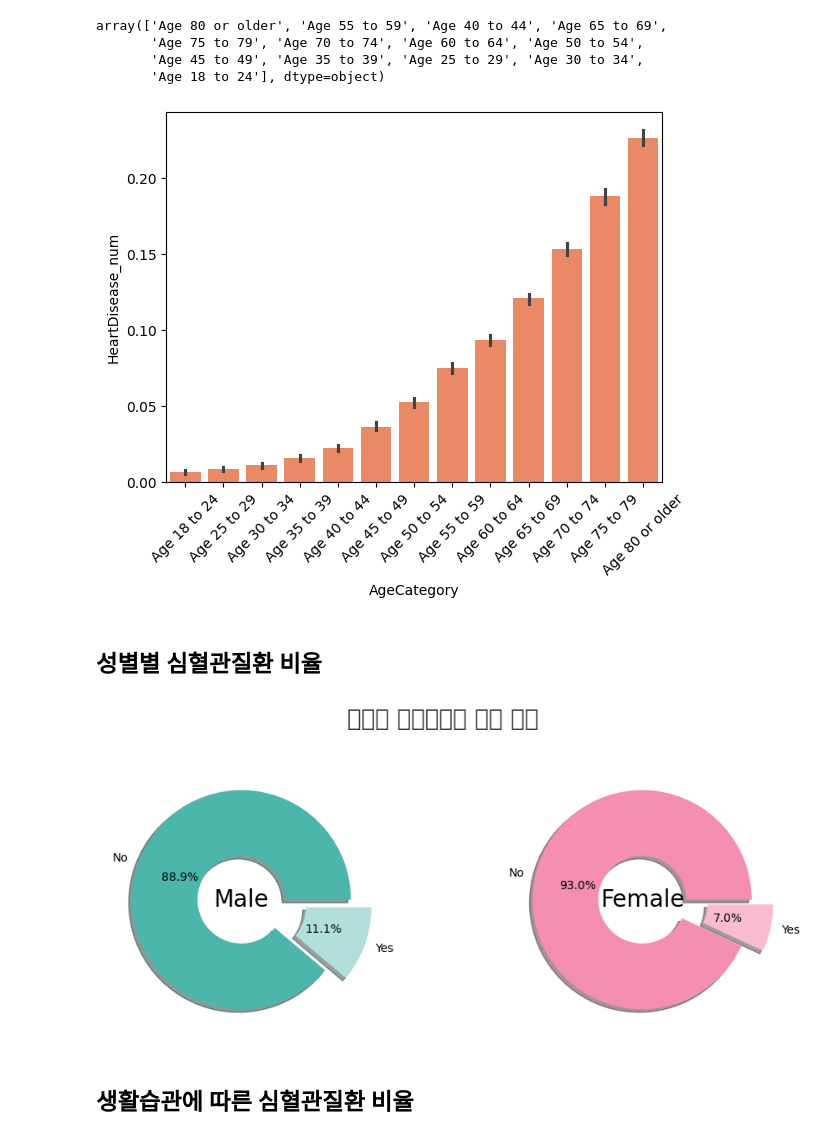
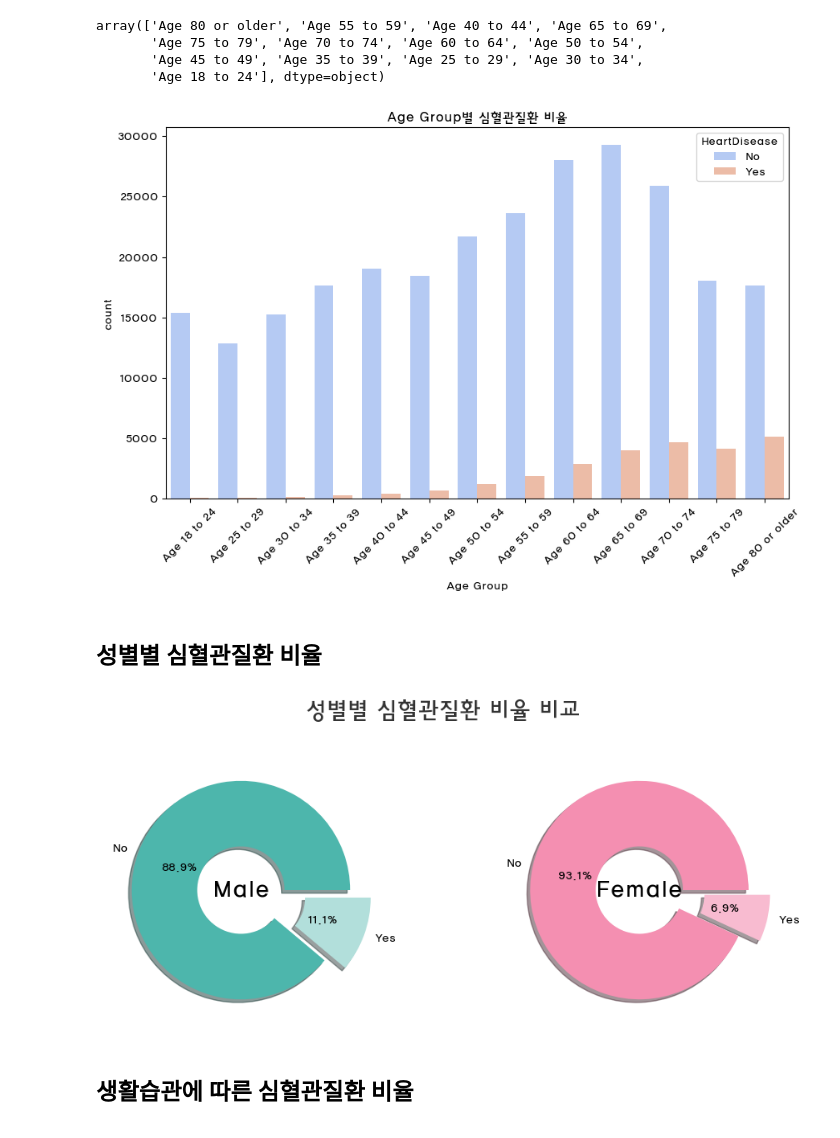
Before and after one commit to Team-3man/disease_analysis, a Jupyter notebook: lks.ipynb, the cells around one changed output. Drawn from its saved outputs; the diff is of its cells as text; code cells hidden in the pictures.

```diff
--- a/lks.ipynb
+++ b/lks.ipynb
@@ -44,7 +44,7 @@ BMI 구간별 심장질환 비율
 🍽 인사이트 맛: “운동하지 않고 수면이 짧은 고BMI 흡연군은 위험률이 2배↑”
 # %%
 df = pd.read_csv('data/heart_2022_with_nans.csv')
-df = df.drop(['RemovedTeeth', 'DeafOrHardOfHearing', 'HadSkinCancer', 'LastCheckupTime',  'HadKidneyDisease', 'DifficultyWalking', 'HadArthritis', 'BlindOrVisionDifficulty', 'DifficultyConcentrating', 'DifficultyWalking', 'DifficultyDressingBathing', 'DifficultyErrands', 'ChestScan', 'FluVaxLast12', 'TetanusLast10Tdap', 'HighRiskLastYear'], axis=1)
+df = df.drop(['RemovedTeeth', 'DeafOrHardOfHearing', 'HadSkinCancer', 'LastCheckupTime', 'DifficultyWalking', 'HadArthritis', 'BlindOrVisionDifficulty', 'DifficultyConcentrating', 'DifficultyWalking', 'DifficultyDressingBathing', 'DifficultyErrands', 'ChestScan', 'FluVaxLast12', 'TetanusLast10Tdap', 'HighRiskLastYear'], axis=1)
 df
 # %% [output]
 |  | State | Sex | GeneralHealth | PhysicalHealthDays | MentalHealthDays | PhysicalActivities | SleepHours | ... |
@@ -77,9 +131,11 @@ df = df.dropna().reset_index()
 # %%
+# 심근경색 / 협심증 여부를 심장 질환 컬럼하나로 통합
 df['HeartDisease'] = (df['HadHeartAttack'] == 'Yes') | (df['HadAngina'] == 'Yes')
 df['HeartDisease'] = df['HeartDisease'].map({True: 'Yes', False: 'No'})
 df['HeartDisease_num'] = df['HeartDisease'].map({'Yes':1, 'No':0})
 
 
+# 흡연 여부
 df['SmokerStatus'] = df['SmokerStatus'].replace({
     'Never smoked': '비흡연',
     'Former smoker': '과거흡연',
@@ -87,4 +143,4 @@ df['SmokerStatus'] = df['SmokerStatus'].replace({
     'Current smoker - now smokes every day': '매일흡연'
 })
 
-df['SmokerStatus']
+df['bmi_group'] = pd.cut(df['BMI'], bins = [0, 18.5, 25, 30, 35, df['BMI'].max()], labels = ['저체중', '정상체중', '과체중', '비만', '고도비만'])
@@ -103,0 +157,15 @@ Name: SmokerStatus, Length: 289296, dtype: object
+# %%
+
+
+# 수면시간 이상치
+q1 = df['SleepHours'].quantile(0.25)
+q3 = df['SleepHours'].quantile(0.75)
+
+iqr = q3 - q1
+
+low = q1 - iqr * 1.5
+high = q3 + iqr * 1.5
+high
+
+# 하한 이상치는 최소값 / 상한 이상치는 최대값으로 변경
+df['SleepHours'] = df['SleepHours'].clip(lower=low, upper=high)
@@ -104,13 +192,13 @@ Name: SmokerStatus, Length: 289296, dtype: object
 # %% [markdown]
 ## 심장질환 여부
 # %%
-# font_path = 'C:\\Windows\\Fonts\\HANYGO230.ttf' # 윈도우 OS 폰트 경로
-# font_prop = fm.FontProperties(fname=font_path)
-# font_name = font_prop.get_name() # 폰트명
-# plt.rc('font', family=font_name)
-# # matplotlib이 기본적으로 사용하는 유니코드 마이너스 비활성화
-# # -> 아스키코드의 마이너스 사용
-# plt.rc('axes', unicode_minus=False)
+font_path = 'C:\\Windows\\Fonts\\HANYGO230.ttf' # 윈도우 OS 폰트 경로
+font_prop = fm.FontProperties(fname=font_path)
+font_name = font_prop.get_name() # 폰트명
+plt.rc('font', family=font_name)
+# matplotlib이 기본적으로 사용하는 유니코드 마이너스 비활성화
+# -> 아스키코드의 마이너스 사용
+plt.rc('axes', unicode_minus=False)
 # %%
 
 
@@ -133,14 +229,15 @@ array(['Age 80 or older', 'Age 55 to 59', 'Age 40 to 44', 'Age 65 to 69',
 # %%
 order = ['Age 18 to 24', 'Age 25 to 29', 'Age 30 to 34', 'Age 35 to 39', 'Age 40 to 44', 'Age 45 to 49', 'Age 50 to 54', 'Age 55 to 59', 'Age 60 to 64', 'Age 65 to 69', 'Age 70 to 74', 'Age 75 to 79', 'Age 80 or older']
 
-
-sns.barplot(data=df, x = 'AgeCategory', y = 'HeartDisease_num', order=order, color = 'coral')
+plt.figure(figsize=(10,6))
+sns.countplot(data=df, x = 'AgeCategory', hue='HeartDisease', order=order, palette='coolwarm')
 
 plt.xticks(rotation = 45)
-
+plt.xlabel('Age Group')
+plt.title('Age Group별 심혈관질환 비율')
 plt.show()
 # %% [output]
-[figure, old version]
+[figure, new version]
 # %% [markdown]
 ## 성별별 심혈관질환 비율
 # %%
@@ -156,7 +253,7 @@ female_heart
 colors_male = ['#4DB6AC', '#B2DFDB']      # 남자: 청록색 계열
 colors_female = ['#F48FB1', '#F8BBD0']    # 여자: 분홍색 계열
 
-fig, ax = plt.subplots(1, 2, figsize=(10, 4))
+fig, ax = plt.subplots(1, 2, figsize=(10, 4))#B2DFDB
 explode = [0, 0.2]
 # 남성
 ax[0].pie(male_heart, labels=male_heart.index, autopct = '%1.1f%%',
@@ -183,7 +280,7 @@ plt.suptitle(
 plt.tight_layout()
 plt.show()
 # %% [output]
-[figure, old version]
+[figure, new version]
 # %% [markdown]
 ## 생활습관에 따른 심혈관질환 비율
 # %%
```
Also changed, not shown: parts of 30 cells of this notebook.
